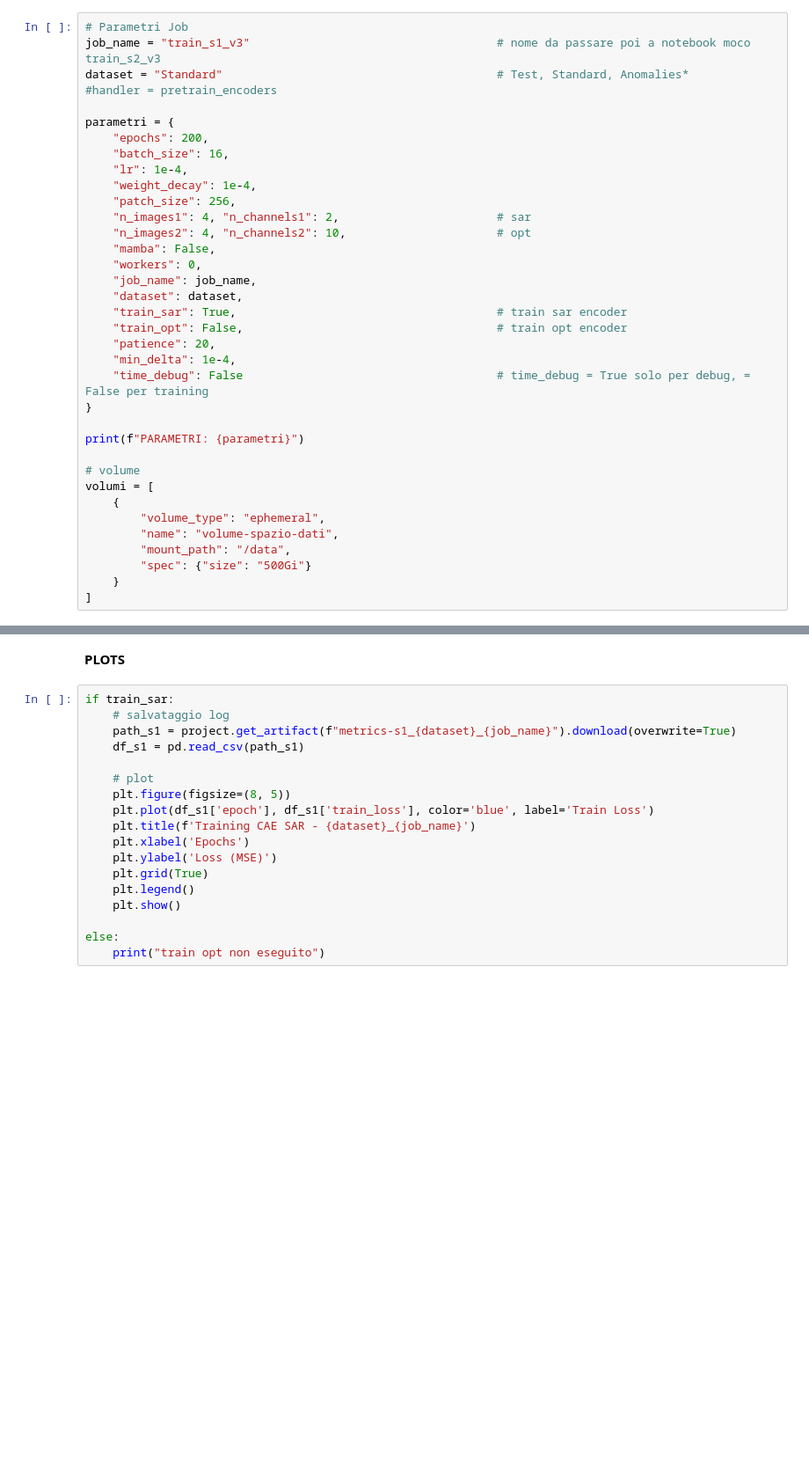
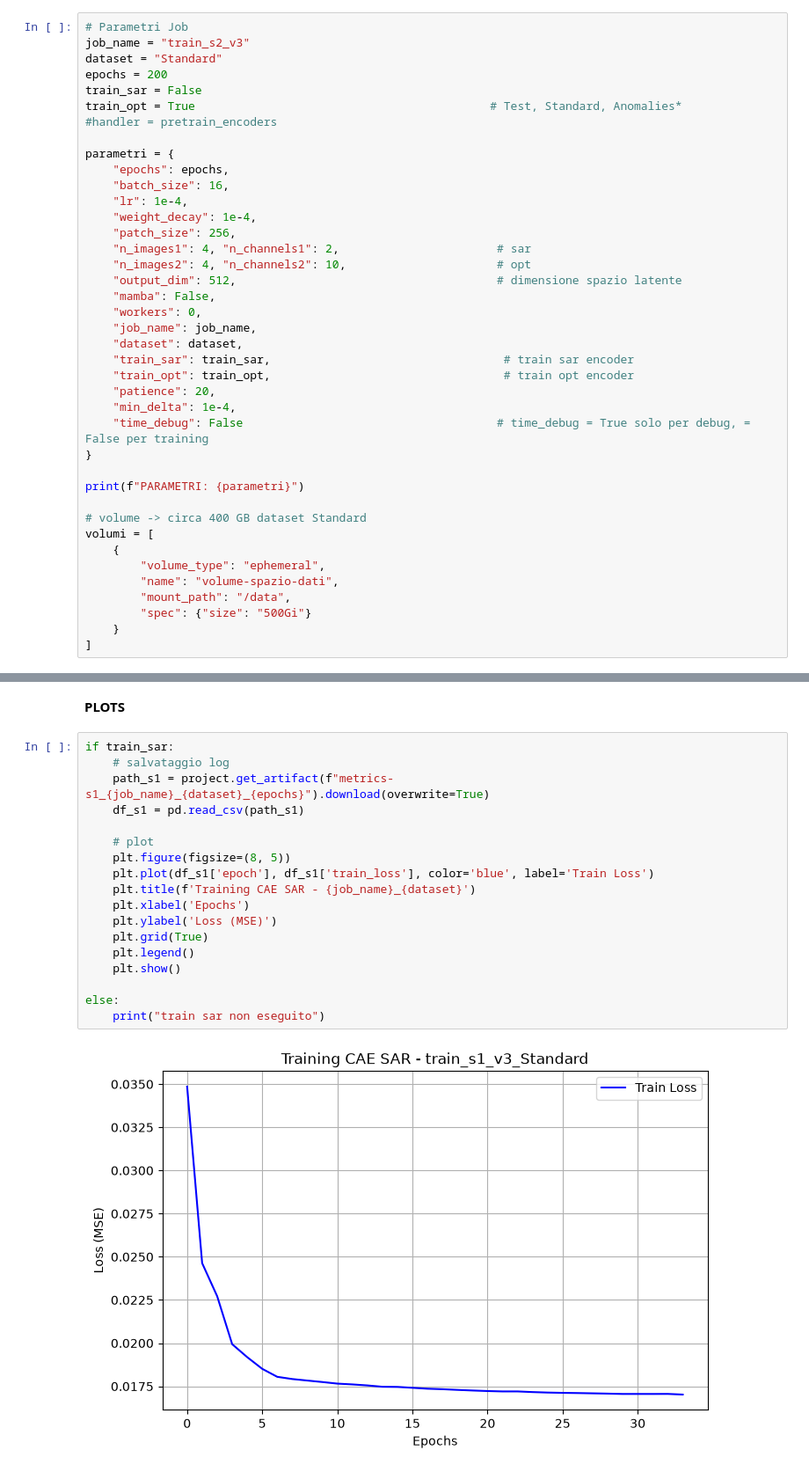
Before and after one commit to mattiaBarbo2002/TESI, a Jupyter notebook: notebooks/encoders.ipynb, the cells around one changed output, grey strips where cells are left out. Shown at 88% size. Drawn from its saved outputs; the diff is of its cells as text; blank space fills up the shorter version.

```diff
--- a/notebooks/encoders.ipynb
+++ b/notebooks/encoders.ipynb
@@ -12,24 +14,28 @@ print(f"Progetto: {project.name}")
 **SETUP PARAMETERS**
 # %%
 # Parametri Job
-job_name = "train_s1_v3"                                    # nome da passare poi a notebook moco   train_s2_v3
-dataset = "Standard"                                        # Test, Standard, Anomalies*
+job_name = "train_s2_v3"
+dataset = "Standard"
+epochs = 200
+train_sar = False
+train_opt = True                                           # Test, Standard, Anomalies*
 #handler = pretrain_encoders
 
 parametri = {
-    "epochs": 200,
+    "epochs": epochs,
     "batch_size": 16,
     "lr": 1e-4,
     "weight_decay": 1e-4,
     "patch_size": 256,
     "n_images1": 4, "n_channels1": 2,                       # sar
     "n_images2": 4, "n_channels2": 10,                      # opt
+    "output_dim": 512,                                      # dimensione spazio latente
     "mamba": False,
     "workers": 0,
     "job_name": job_name,
     "dataset": dataset,
-    "train_sar": True,                                      # train sar encoder
-    "train_opt": False,                                     # train opt encoder
+    "train_sar": train_sar,                                  # train sar encoder
+    "train_opt": train_opt,                                  # train opt encoder
     "patience": 20,
     "min_delta": 1e-4,
     "time_debug": False                                     # time_debug = True solo per debug, = False per training
@@ -37,7 +43,7 @@ parametri = {
 
 print(f"PARAMETRI: {parametri}")
 
-# volume
+# volume -> circa 400 GB dataset Standard
 volumi = [
     {
         "volume_type": "ephemeral",
@@ -85,21 +123,23 @@ print(run_train_encoders.status.message)
 # %%
 if train_sar:
     # salvataggio log
-    path_s1 = project.get_artifact(f"metrics-s1_{dataset}_{job_name}").download(overwrite=True)
+    path_s1 = project.get_artifact(f"metrics-s1_{job_name}_{dataset}_{epochs}").download(overwrite=True)
     df_s1 = pd.read_csv(path_s1)
 
     # plot
     plt.figure(figsize=(8, 5))
     plt.plot(df_s1['epoch'], df_s1['train_loss'], color='blue', label='Train Loss')
-    plt.title(f'Training CAE SAR - {dataset}_{job_name}')
+    plt.title(f'Training CAE SAR - {job_name}_{dataset}')
     plt.xlabel('Epochs')
     plt.ylabel('Loss (MSE)')
     plt.grid(True)
     plt.legend()
     plt.show()
 
 else:
-    print("train opt non eseguito")
+    print("train sar non eseguito")
+# %% [output]
+[figure, added]
 # %%
 if train_opt:
     # salvataggio log
```
Also changed, not shown: parts of 6 cells of this notebook, 35 other files.
